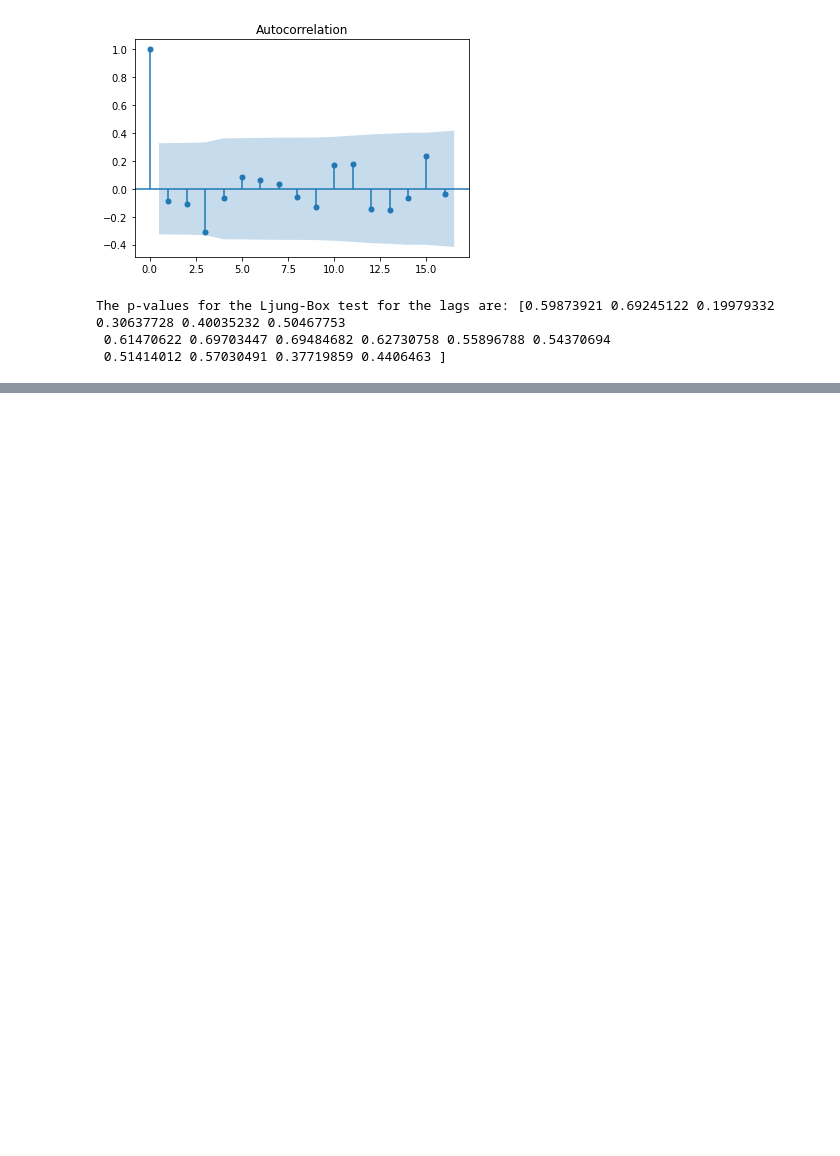
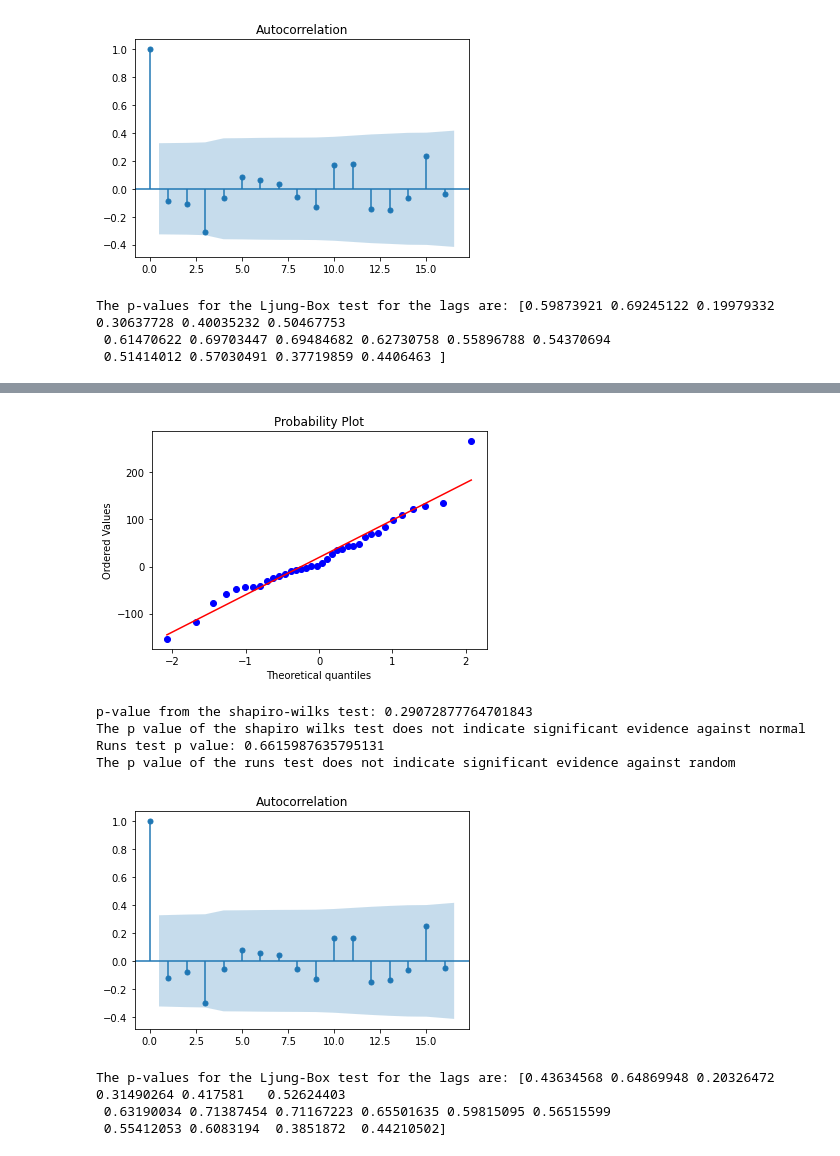
Before and after one commit to josh-grou/Final-Project, a Jupyter notebook: Final_Project.ipynb, the cells around one changed output, grey strips where cells are left out. Drawn from its saved outputs; the diff is of its cells as text; code cells hidden in the pictures; blank space fills up the shorter version.

```diff
--- a/Final_Project.ipynb
+++ b/Final_Project.ipynb
@@ -259,0 +375,12 @@ The p-values for the Ljung-Box test for the lags are: [0.59873921 0.69245122 0.1
+# %%
+evaluate_residuals(resid_ima)
+# %% [output]
+[figure, added]
+p-value from the shapiro-wilks test: 0.29072877764701843
+The p value of the shapiro wilks test does not indicate significant evidence against normal
+Runs test p value: 0.6615987635795131
+The p value of the runs test does not indicate significant evidence against random
+[figure, added]
+The p-values for the Ljung-Box test for the lags are: [0.43634568 0.64869948 0.20326472 0.31490264 0.417581   0.52624403
+ 0.63190034 0.71387454 0.71167223 0.65501635 0.59815095 0.56515599
+ 0.55412053 0.6083194  0.3851872  0.44210502]
```
Also changed, not shown: parts of 17 cells of this notebook.
